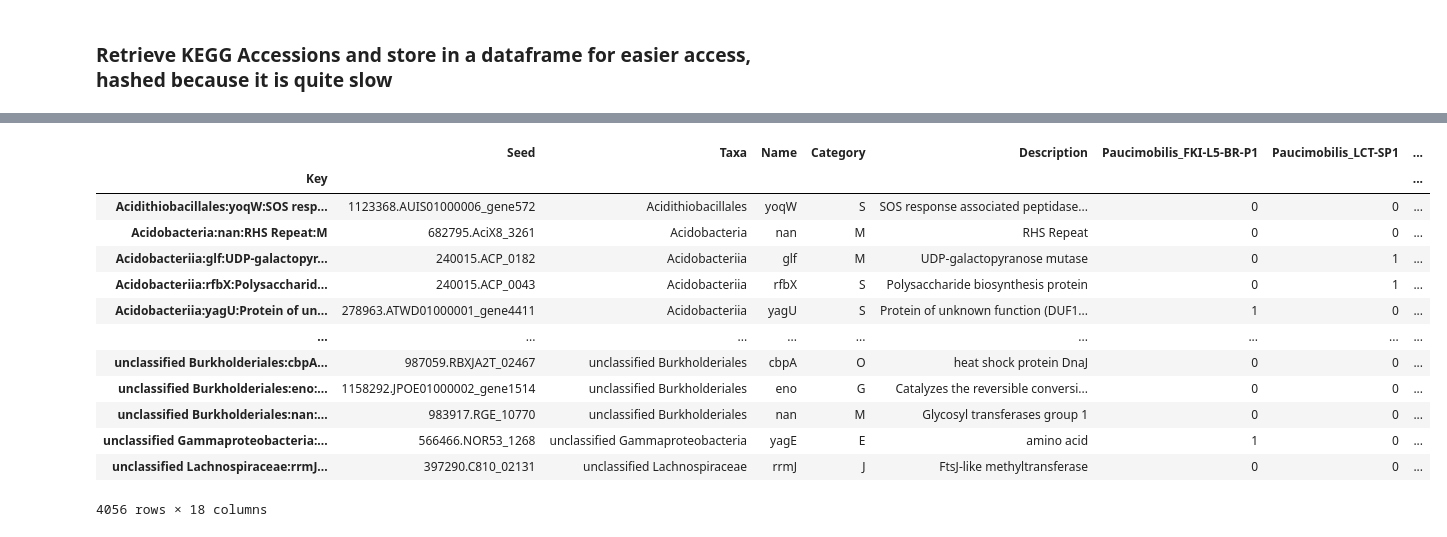
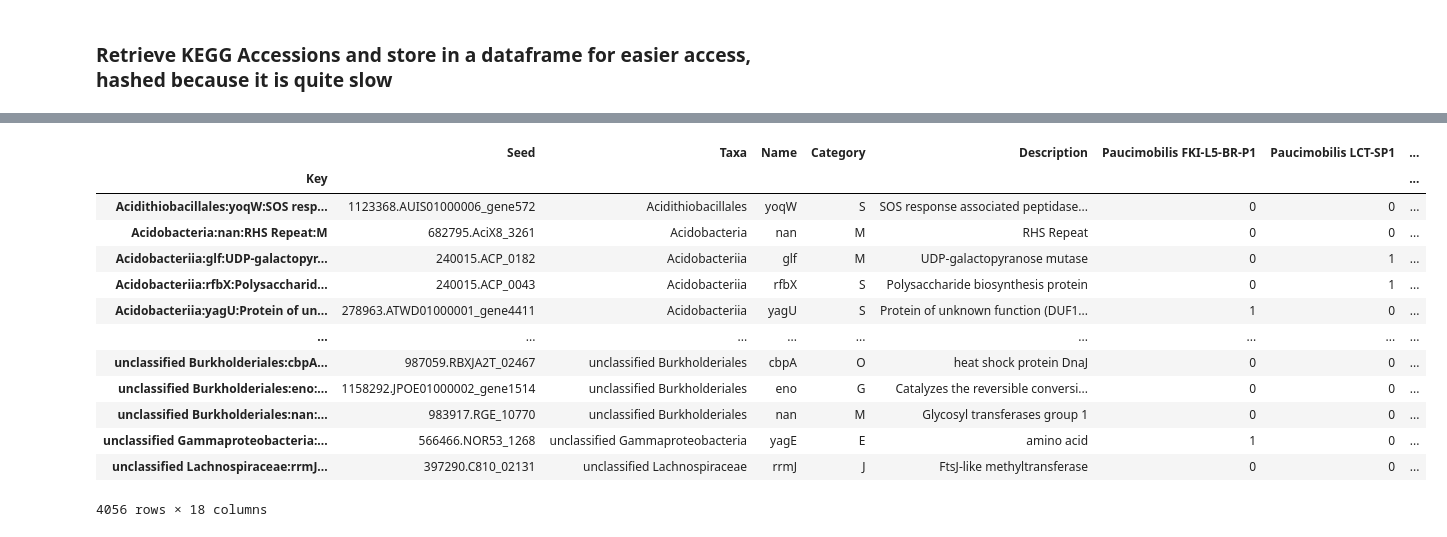
Before and after one commit to jlombo96/Sphingomonas-EggNOG-Workbook, a Jupyter notebook: EggNOG_Scripts.ipynb, the cells around one changed output, grey strips where cells are left out. Saved outputs shown, nothing was run; the diff lists cells and outputs as text; code cells hidden in the pictures.

Commit message:
Latest version used to generate results

```diff
--- a/EggNOG_Scripts.ipynb
+++ b/EggNOG_Scripts.ipynb
@@ -268,7 +303,7 @@ def find_unique_genes(df, use_endophytes = True):
 # %%
 keep_lk11 = True
 infiles = parse_annotations(".") #folder of annotations are present in the current directory
-genomes_names = [x.split("/")[-2] for x in infiles]
+genomes_names = [x.split("/")[-2].replace("_", " ") for x in infiles]
 if keep_lk11 == False:
     infiles.remove("LK11")
     genomes_names.remove("LK11")
@@ -378,5 +370,9 @@ KeyboardInterrupt:
 # %%
-df = pileup(infiles, column="eggNOG", output_type="count") ## Grab the eggNOG proteins names
+### Here use only named eggNOG predicted proteins for intersection analysis ###
+output_dfs.append(find_unique_genes(pileup(infiles, genomes_names,column=5,output_type="count")))
+
+### However there are unnamed proteins that comprise a majority of the eggNOG output that is likely interesting ###
+df = pileup(infiles,genomes_names,column="eggNOG", output_type="count") ## Grab the eggNOG proteins names
 df["Key"] = df.index
 df[['Seed', 'Taxa','Name', "Description", "Category"]] = df.Key.str.split("//", expand=True)
 df = df.drop("Key", axis=1)
@@ -401,40 +397,40 @@ eggNOG
 | 8726 | Sphingomonadales:hupB:Histone-lik... | 1112214.AHIS01000143_gene3363 | L | Sphingomonadales | hupB | Histone-like DNA-binding protein ... | 0 | 0 | ... |
 8727 rows × 14 columns
 # %%
-### To make viewing easier, since multiple seeds map to a taxa:name combination, ###
-### with slightly different descriptions, aggregate counts for simpler viewing ###
+### Since multiple seed orthologs map to a taxa:predicted name combo with slightly different descriptions, aggregate results ###
 if keep_lk11 == False:
     eggNOG = eggNOG.groupby("Key").agg({"Seed": lambda x: " // ".join(str(i) for i in np.unique(x)),
                                         "Taxa": "first",
                                         "Name": "first",
                                         "Category": lambda x: "".join(str(i) for i in np.unique(x)),
                                         "Description": lambda x: " // ".join(str(i) for i in np.unique(x)),
-                                        "Paucimobilis_FKI-L5-BR-P1": lambda x: sum(x),
-                                        "Paucimobilis_LCT-SP1": lambda x: sum(x),
-                                        "Paucimobilis_NCTC11030": lambda x: sum(x),
-                                        "Sanguinis_IIF7SW-B3A": lambda x: sum(x),
-                                        "Sanguinis_IIF7SW-B5": lambda x: sum(x),
-                                        "Sanguinis_ISS_IIF7SWP": lambda x: sum(x),
-                                        "Sanguinis_NBRC_13937": lambda x: sum(x)})
+                                        "Paucimobilis FKI-L5-BR-P1": lambda x: sum(x),
+                                        "Paucimobilis LCT-SP1": lambda x: sum(x),
+                                        "Paucimobilis NCTC11030": lambda x: sum(x),
+                                        "Sanguinis IIF7SW-B3A": lambda x: sum(x),
+                                        "Sanguinis IIF7SW-B5": lambda x: sum(x),
+                                        "Sanguinis ISS-IIF7SWP": lambda x: sum(x),
+                                        "Sanguinis NBRC 13937": lambda x: sum(x)})
 if keep_lk11 == True:
     eggNOG = eggNOG.groupby("Key").agg({"Seed": lambda x: " // ".join(str(i) for i in np.unique(x)),
                                         "Taxa": "first",
                                         "Name": "first",
                                         "Category": lambda x: "".join(str(i) for i in np.unique(x)),
                                         "Description": lambda x: " // ".join(str(i) for i in np.unique(x)),
-                                        "Paucimobilis_FKI-L5-BR-P1": lambda x: sum(x),
-                                        "Paucimobilis_LCT-SP1": lambda x: sum(x),
-                                        "Paucimobilis_NCTC11030": lambda x: sum(x),
-                                        "Sanguinis_IIF7SW-B3A": lambda x: sum(x),
-                                        "Sanguinis_IIF7SW-B5": lambda x: sum(x),
-                                        "Sanguinis_ISS_IIF7SWP": lambda x: sum(x),
-                                        "Sanguinis_NBRC_13937": lambda x: sum(x),
-                                        "Sphingomonas_LK11": lambda x: sum(x)})
+                                        "Paucimobilis FKI-L5-BR-P1": lambda x: sum(x),
+                                        "Paucimobilis LCT-SP1": lambda x: sum(x),
+                                        "Paucimobilis NCTC11030": lambda x: sum(x),
+                                        "Sanguinis IIF7SW-B3A": lambda x: sum(x),
+                                        "Sanguinis IIF7SW-B5": lambda x: sum(x),
+                                        "Sanguinis ISS-IIF7SWP": lambda x: sum(x),
+                                        "Sanguinis NBRC 13937": lambda x: sum(x),
+                                        "Sphingomonas LK11": lambda x: sum(x)})
 # %%
 output_eggNOG = find_unique_genes(eggNOG)
+output_dfs.append(output_eggNOG)
 output_eggNOG
 # %% [output]
-|  | Seed | Taxa | Name | Category | Description | Paucimobilis_FKI-L5-BR-P1 | Paucimobilis_LCT-SP1 | ... |
+|  | Seed | Taxa | Name | Category | Description | Paucimobilis FKI-L5-BR-P1 | Paucimobilis LCT-SP1 | ... |
 | Key |  |  |  |  |  |  |  | ... |
 | Acidithiobacillales:yoqW:SOS resp... | 1123368.AUIS01000006_gene572 | Acidithiobacillales | yoqW | S | SOS response associated peptidase... | 0 | 0 | ... |
 | Acidobacteria:nan:RHS Repeat:M | 682795.AciX8_3261 | Acidobacteria | nan | M | RHS Repeat | 0 | 0 | ... |
```
Also changed, not shown: parts of 34 cells of this notebook.
